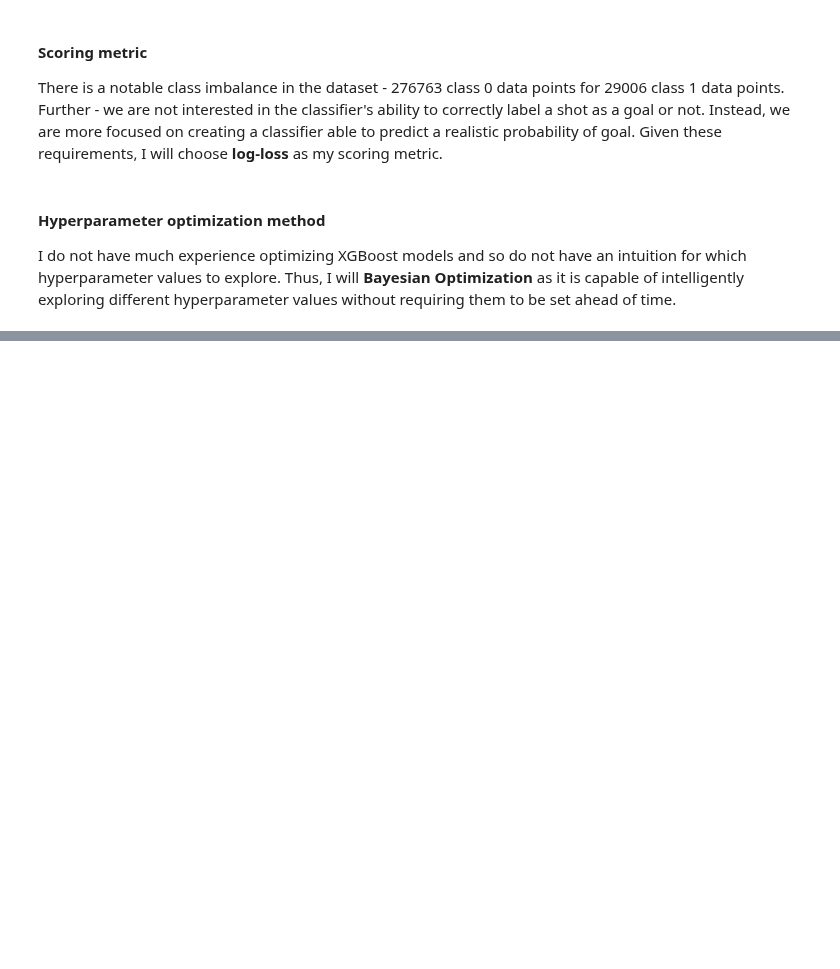
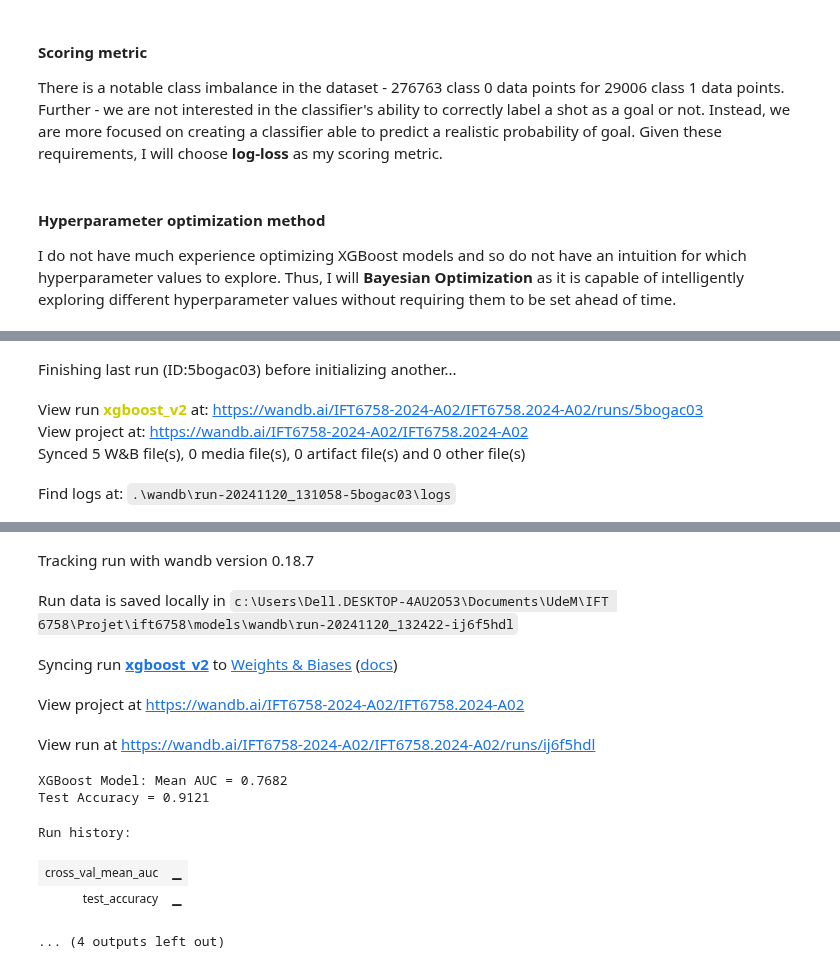
Before and after one commit to hypium/NHL_GoalPredictionApp, a Jupyter notebook: ift6758/models/xgboost.ipynb, the cells around one changed output, grey strips where cells are left out. Saved outputs shown, nothing was run; the diff lists cells and outputs as text; code cells hidden in the pictures; blank space fills up the shorter version.

```diff
--- a/ift6758/models/xgboost.ipynb
+++ b/ift6758/models/xgboost.ipynb
@@ -347,0 +433,62 @@ Remaining columns: Index(['period', 'is_goal', 'x_coord', 'y_coord', 'is_empty_n
+# %%
+from sklearn.preprocessing import StandardScaler
+from sklearn.compose import ColumnTransformer
+from sklearn.pipeline import Pipeline
+from sklearn.feature_selection import SelectKBest, mutual_info_classif
+
+wandb.init(project="IFT6758.2024-A02", name="xgboost_v2")
+
+wandb.config = {
+    "model": "XGBoost",
+    "scoring_metric": "roc_auc",
+    "cv_folds": 3,
+    "feature_selection": "mutual_info_classif",
+    "classifier_params": study.best_params
+}
+
+numeric_features = [
+    'period', 'x_coord', 'y_coord', 'is_empty_net', 'distance',
+    'angle_to_goal', 'game_seconds', 'last_event_x_coord',
+    'last_event_y_coord', 'time_since_last_event',
+    'distance_from_last_event', 'rebound', 'angle_change', 'speed'
+]
+
+boolean_features = [col for col in X_train_1.columns if col.startswith('shot_type_')]
+
+preprocessor = ColumnTransformer(
+    transformers=[
+        ('num', StandardScaler(), numeric_features),
+        ('bool', 'passthrough', boolean_features)
+    ]
+)
+
+feature_engineering_pipeline = Pipeline([
+    ('preprocessing', preprocessor),
+    ('feature_selection', SelectKBest(mutual_info_classif, k='all'))
+])
+
+pipeline = Pipeline([
+    ('feature_engineering', feature_engineering_pipeline),
+    ('classifier', best_xgb_model)
+])
+
+cv_folds = wandb.config['cv_folds']
+cv_scores = cross_val_score(pipeline, X_train_2, y_train_2, cv=cv_folds, scoring='roc_auc')
+mean_cv_auc = cv_scores.mean()
+
+wandb.log({"cross_val_mean_auc": mean_cv_auc})
+print(f"XGBoost Model: Mean AUC = {mean_cv_auc:.4f}")
+
+pipeline.fit(X_train_2, y_train_2)
+test_score = pipeline.score(X_val_2, y_val_2)
+
+wandb.log({"test_accuracy": test_score})
+print(f"Test Accuracy = {test_score:.4f}")
+
+wandb.finish()
+# %% [output]
+Finishing last run (ID:5bogac03) before initializing another...
+View run xgboost_v2 at: https://wandb.ai/IFT6758-2024-A02/IFT6758.2024-A02/runs/5bogac03
+View project at: https://wandb.ai/IFT6758-2024-A02/IFT6758.2024-A02
+Synced 5 W&B file(s), 0 media file(s), 0 artifact file(s) and 0 other file(s)
+Find logs at: .\wandb\run-20241120_131058-5bogac03\logs
@@ -347,0 +496,11 @@ Remaining columns: Index(['period', 'is_goal', 'x_coord', 'y_coord', 'is_empty_n
+Tracking run with wandb version 0.18.7
+Run data is saved locally in c:\Users\Dell.DESKTOP-4AU2O53\Documents\UdeM\IFT 6758\Projet\ift6758\models\wandb\run-20241120_132422-ij6f5hdl
+Syncing run xgboost_v2 to Weights & Biases (docs)
+View project at https://wandb.ai/IFT6758-2024-A02/IFT6758.2024-A02
+View run at https://wandb.ai/IFT6758-2024-A02/IFT6758.2024-A02/runs/ij6f5hdl
+XGBoost Model: Mean AUC = 0.7682
+Test Accuracy = 0.9121
+Run history:
+| cross_val_mean_auc | ▁ |
+| test_accuracy | ▁ |
+... (4 outputs left out)
```
Also changed, not shown: parts of 15 cells of this notebook.
